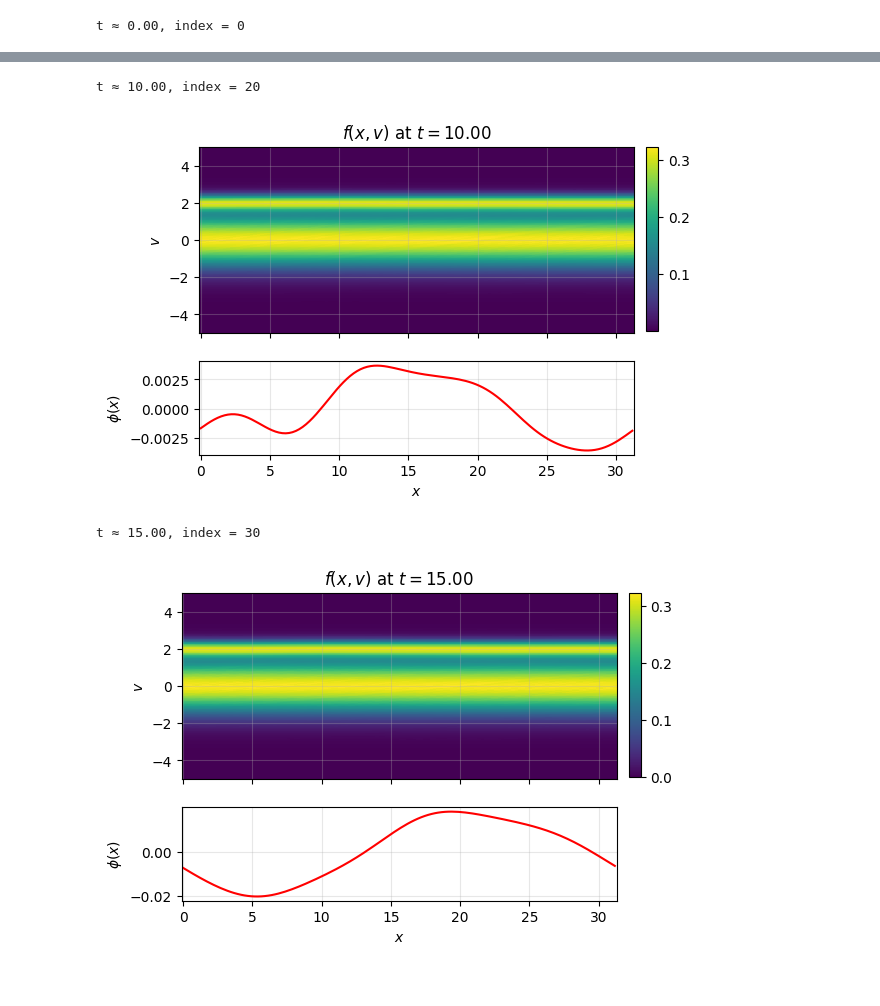
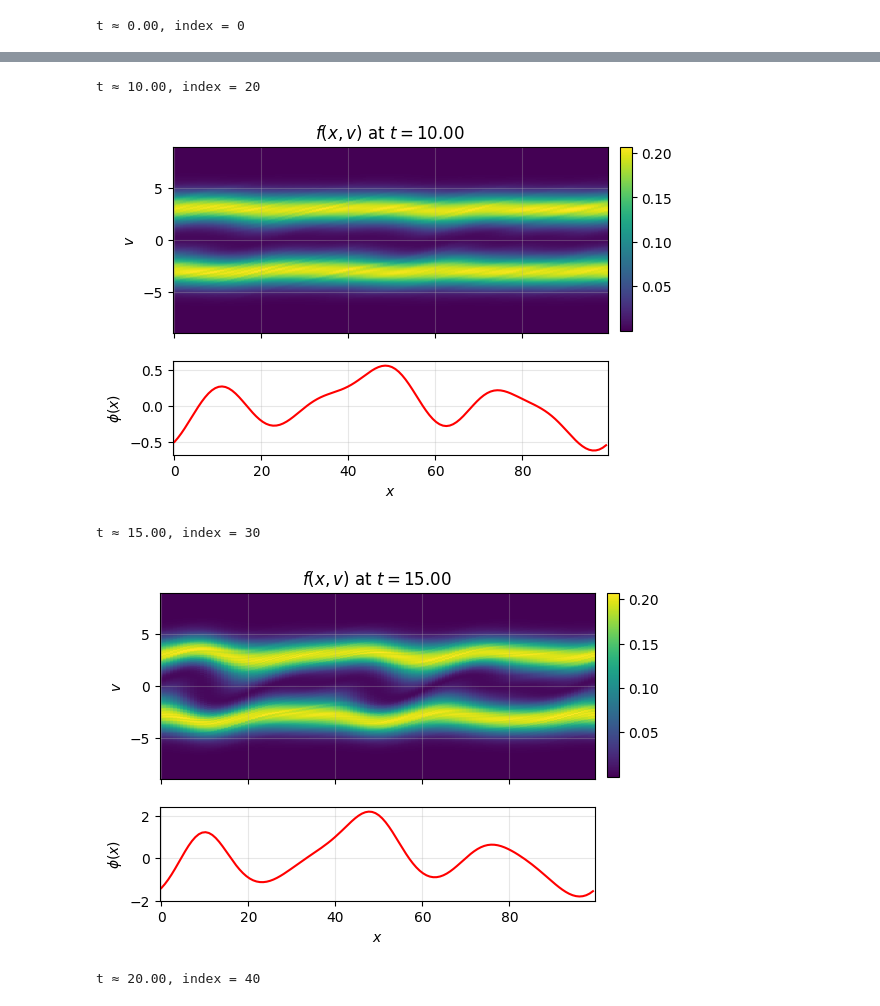
Before and after one commit to smaeyama/lec_SOKENDAI_Simulation_Science, a Jupyter notebook: fss2025/lec03_1d_vlasov/lec03_1d_vlasov.ipynb, the cells around one changed output, grey strips where cells are left out. Cells and saved outputs as stored; diff of their text form; code cells hidden in the pictures.

```diff
--- a/fss2025/lec03_1d_vlasov/lec03_1d_vlasov.ipynb
+++ b/fss2025/lec03_1d_vlasov/lec03_1d_vlasov.ipynb
@@ -8,8 +8,15 @@ from time import time as timer
 
 # --- 1D electrostatic Vlasov-Poisson simulation ---
 def vlasov_simulation(flag_init="linear-Landau"):
-    Nx, Nv = 128, 256
-    Lx, Lv = 10 * np.pi, 5.0
+    if flag_init == "linear-Landau" or flag_init == "nonlinear-Landau" or flag_init == "bump-on-tail":
+        Nx, Nv = 128, 256
+        Lx, Lv = 10 * np.pi, 5.0
+    elif flag_init == "two-stream":
+        Nx, Nv = 128, 512
+        Lx, Lv = 100, 9.0
+    else:
+        raise ValueError(f"Unknown flag_init: {flag_init}")
+
     dx, dv = Lx / Nx, 2 * Lv / (Nv - 1)
     x = np.linspace(0, Lx, Nx, endpoint=False)
     v = np.linspace(-Lv, Lv, Nv)
@@ -48,6 +55,20 @@ def vlasov_simulation(flag_init="linear-Landau"):
             phase = 2 * np.pi * rand_phases[ik]
             f += ampl * np.cos(2 * np.pi * (ik * x / Lx + phase))[None, :] * fmx[:, None]
         f += f0_v[:, None]
+
+    elif flag_init == "two-stream":
+        ampl = 2e-3
+        nb, vb, vtb = 0.5, 3.0, 1.0
+        f0b_pos = np.exp(-0.5 * ((v - vb) / vtb)**2) / np.sqrt(2 * np.pi * vtb**2)
+        f0b_neg = np.exp(-0.5 * ((v + vb) / vtb)**2) / np.sqrt(2 * np.pi * vtb**2)
+        f0_v = (1.0 - nb) * f0b_pos + nb * f0b_neg
+        f = np.zeros((Nv, Nx))
+        phase1 = 2 * np.pi * np.random.rand(Nx // 4)
+        phase2 = 2 * np.pi * np.random.rand(Nx // 4)
+        for ik in range(1, Nx // 4):
+            f = f + ampl * np.cos(2 * np.pi * (ik * x / Lx + phase1[ik]))[None, :] * f0b_pos[:, None] + ampl * np.cos(2 * np.pi * (ik * x / Lx + phase2[ik]))[None, :] * f0b_neg[:, None]
+        f += f0_v[:, None]
+
     else:
         raise ValueError(f"Unknown flag_init: {flag_init}")
 
@@ -103,7 +124,7 @@ def vlasov_simulation(flag_init="linear-Landau"):
 # --- Run the simulation ---
 elt0 = timer()
 print("Start 1D Vlasov simulation.")
-t_all, f_all, field_all, f0, x, v = vlasov_simulation(flag_init="bump-on-tail")
+t_all, f_all, field_all, f0, x, v = vlasov_simulation(flag_init="two-stream")
 print("Simulation complete.")
 elt1 = timer(); print("Elapsed time [sec] :", elt1 - elt0)
 print(t_all.shape, f_all.shape, x.shape, v.shape)
@@ -133,7 +154,7 @@ def plot_phase_and_phi(fvx, phi, t, x, v):
     plt.show()
 
 
-for t_plot in [0.0, 10.0, 15.0]:
+for t_plot in [0.0, 10.0, 15.0, 20.0]:
     idx = np.argmin(np.abs(t_all - t_plot))
     print(f"t ≈ {t_all[idx]:.2f}, index = {idx}")
     plot_phase_and_phi(f_all[idx], field_all[1][idx], t_all[idx], x, v)
@@ -143,4 +164,5 @@ t ≈ 0.00, index = 0
 t ≈ 10.00, index = 20
-[figure, old version]
+[figure, new version]
 t ≈ 15.00, index = 30
-[figure, old version]
+[figure, new version]
+t ≈ 20.00, index = 40
```
Also changed, not shown: parts of 4 cells of this notebook.
